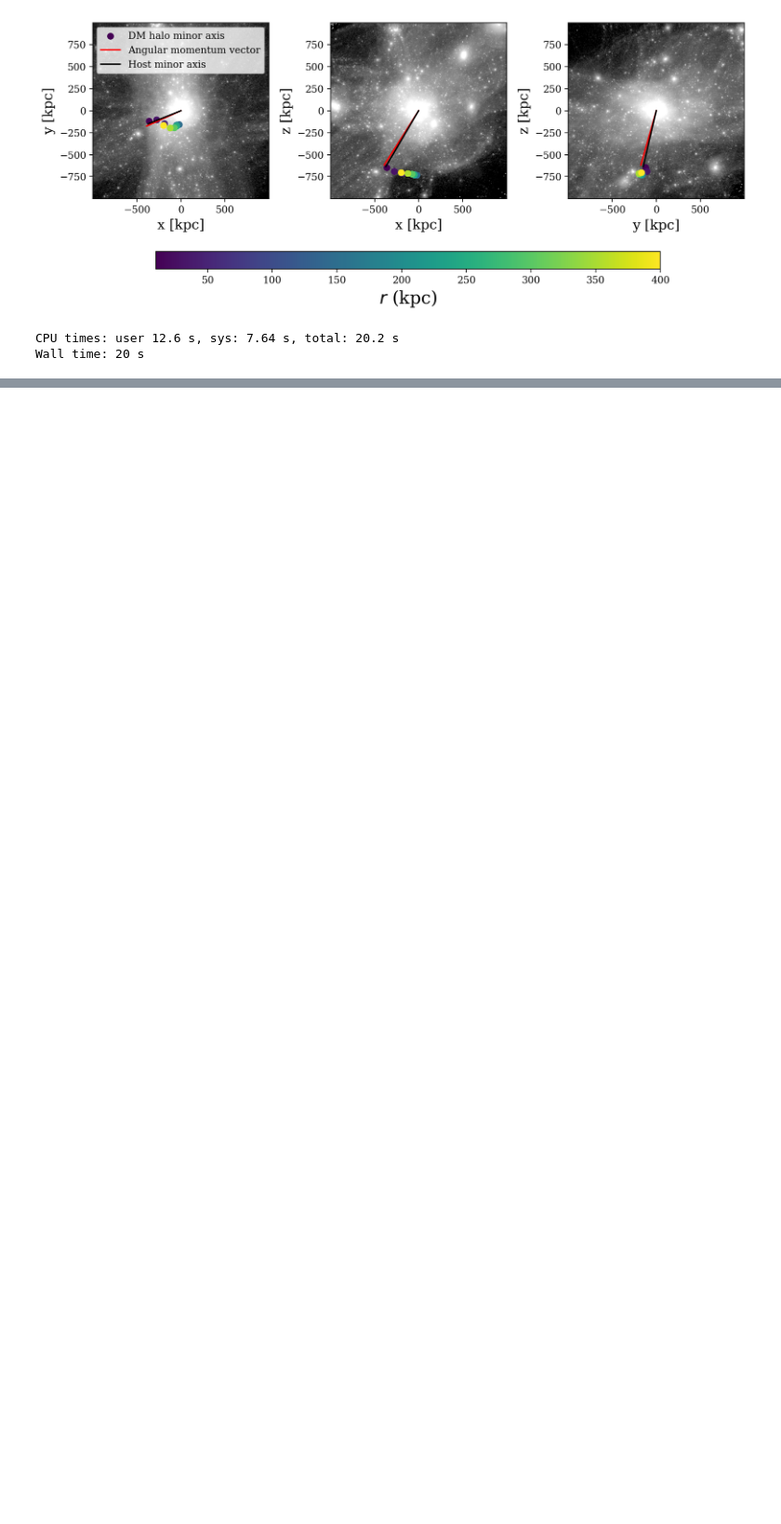
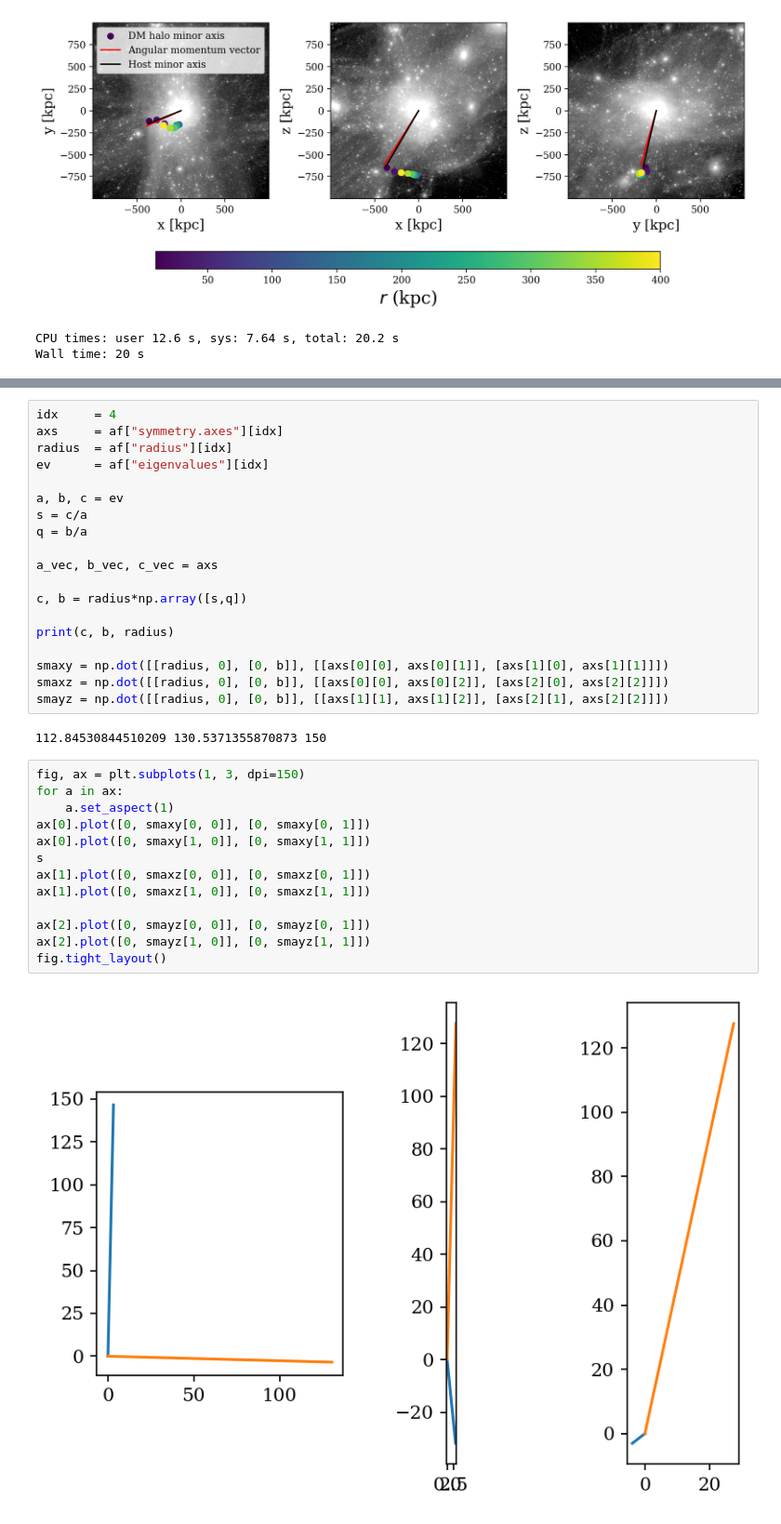
Before and after one commit to jaybaptista/latte_orientations, a Jupyter notebook: galaxy_vis/plot.ipynb, the cells around one changed output, grey strips where cells are left out. Shown at 93% size. Saved outputs shown, nothing was run; the diff lists cells and outputs as text; blank space fills up the shorter version.

```diff
--- a/galaxy_vis/plot.ipynb
+++ b/galaxy_vis/plot.ipynb
@@ -184,0 +258,36 @@ Wall time: 20 s
+# %%
+idx     = 4
+axs     = af["symmetry.axes"][idx]
+radius  = af["radius"][idx]
+ev      = af["eigenvalues"][idx]
+
+a, b, c = ev
+s = c/a
+q = b/a
+
+a_vec, b_vec, c_vec = axs
+
+c, b = radius*np.array([s,q])
+
+print(c, b, radius)
+
+smaxy = np.dot([[radius, 0], [0, b]], [[axs[0][0], axs[0][1]], [axs[1][0], axs[1][1]]])
+smaxz = np.dot([[radius, 0], [0, b]], [[axs[0][0], axs[0][2]], [axs[2][0], axs[2][2]]])
+smayz = np.dot([[radius, 0], [0, b]], [[axs[1][1], axs[1][2]], [axs[2][1], axs[2][2]]])
+# %% [output]
+112.84530844510209 130.5371355870873 150
+# %%
+fig, ax = plt.subplots(1, 3, dpi=150)
+for a in ax:
+    a.set_aspect(1)
+ax[0].plot([0, smaxy[0, 0]], [0, smaxy[0, 1]])
+ax[0].plot([0, smaxy[1, 0]], [0, smaxy[1, 1]])
+s
+ax[1].plot([0, smaxz[0, 0]], [0, smaxz[0, 1]])
+ax[1].plot([0, smaxz[1, 0]], [0, smaxz[1, 1]])
+
+ax[2].plot([0, smayz[0, 0]], [0, smayz[0, 1]])
+ax[2].plot([0, smayz[1, 0]], [0, smayz[1, 1]])
+fig.tight_layout()
+# %% [output]
+[figure, added]
```
Also changed, not shown: parts of 11 cells of this notebook, 12 other files.
